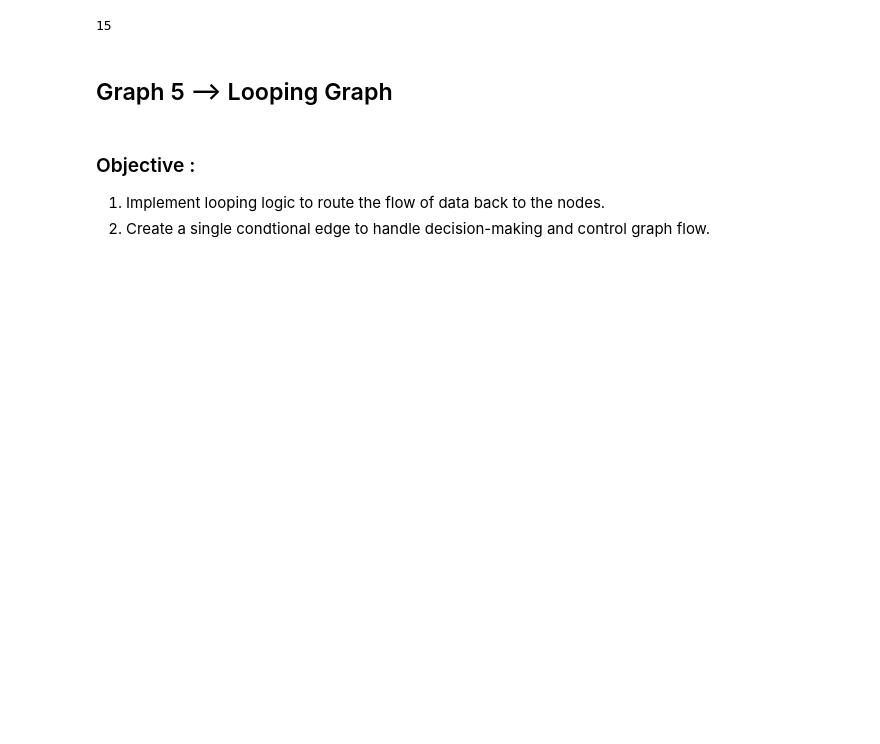
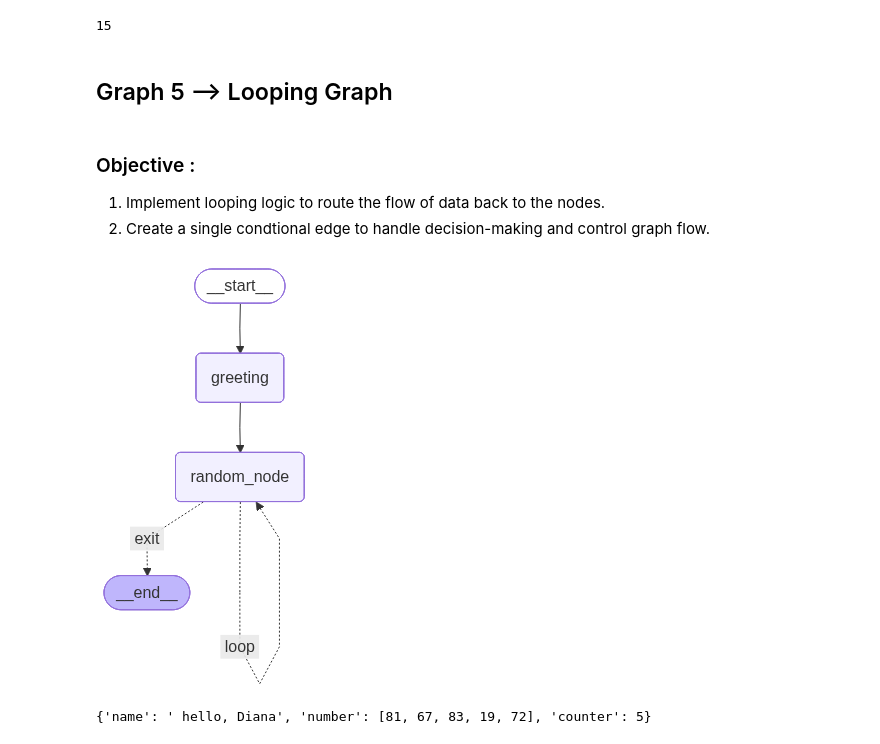
Before and after one commit to Riteshpcs1994/AgenticAI_learning, a Jupyter notebook: notebook/langraph_graph.ipynb, the cells around one changed output. Saved outputs shown, nothing was run; the diff lists cells and outputs as text; code cells hidden in the pictures; blank space fills up the shorter version.

Commit message:
graph_langraph

```diff
--- a/notebook/langraph.ipynb
+++ b/notebook/langraph_graph.ipynb
@@ -172,0 +177,25 @@ print(app.invoke(intial_state)["result"])  # Outputs: 15
+# %%
+class AgentState(TypedDict):
+    name : str
+    number: List[int]
+    counter: int
+# %%
+def greeting_node(state: AgentState):
+    """Simple node that adds a greeting message to the state"""
+    state["name"] = f" hello, {state['name']}"
+    state["counter"] = 0
+    return state
+
+def random_node(state: AgentState):
+    """Node that appends a random number to the state's number list and increments counter"""
+    import random
+    state["number"].append(random.randint(1, 100))
+    state["counter"] += 1
+    return state
+
+def check_counter_next(state: AgentState):
+    """Decides whether to continue adding random numbers or finish based on counter"""
+    if state["counter"] < 5:
+        return "loop" # continue adding numbers
+    else:
+        return "exit" # finish process
@@ -172,0 +204,27 @@ print(app.invoke(intial_state)["result"])  # Outputs: 15
+# %%
+graph = StateGraph(AgentState)
+graph.add_node("greeting", greeting_node)
+graph.add_node("random_node", random_node)
+graph.add_edge("greeting", "random_node")
+
+graph.add_conditional_edges(
+    "random_node",
+    check_counter_next,
+    {
+        "loop": "random_node",  # loop back to random_node
+        "exit": END
+    }
+)
+
+graph.add_edge(START, "greeting")
+
+app = graph.compile()
+# %%
+display(Image(app.get_graph().draw_mermaid_png()))
+# %% [output]
+[figure, added]
+# %%
+app_result = app.invoke({"name": "Diana", "number": [], "counter": 0})
+app_result  # List of 5 random numbers added
+# %% [output]
+{'name': ' hello, Diana', 'number': [81, 67, 83, 19, 72], 'counter': 5}
```
Also changed, not shown: parts of 2 cells of this notebook.
